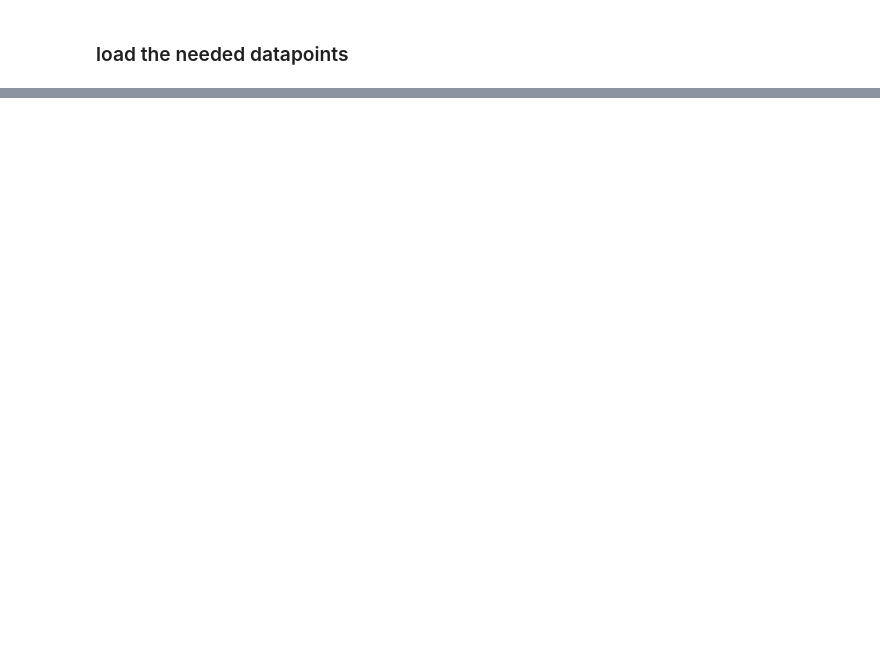
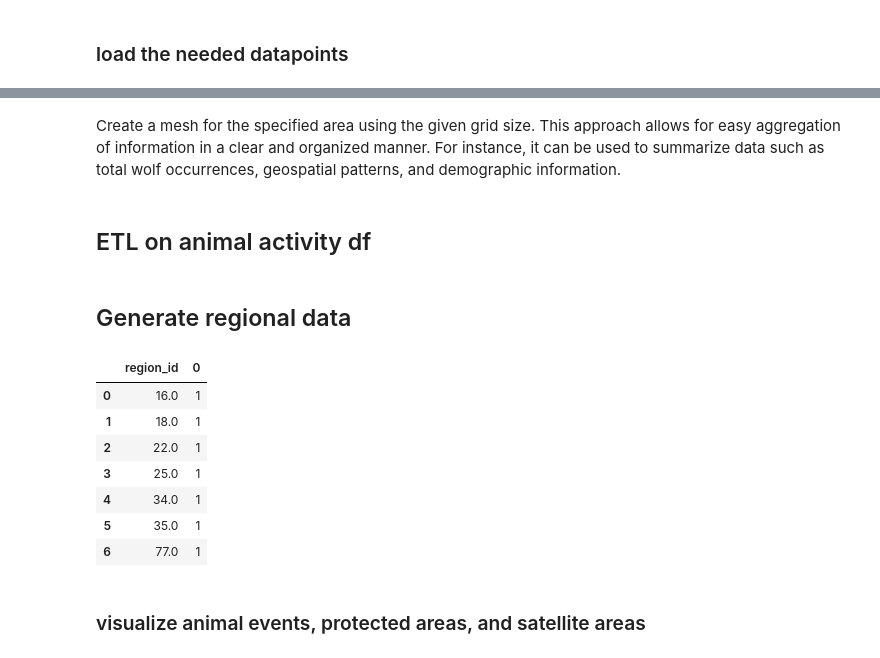
Before and after one commit to minhsueh/data-science-assessment, a Jupyter notebook: ML_Assessment_Notebook.ipynb, the cells around one changed output, grey strips where cells are left out. Saved outputs shown, nothing was run; the diff lists cells and outputs as text; code cells hidden in the pictures; blank space fills up the shorter version.

```diff
--- a/ML_Assessment_Notebook.ipynb
+++ b/ML_Assessment_Notebook.ipynb
@@ -133,0 +238,8 @@ import osgeo.gdal
+# %%
+test_df = pd.read_csv(f"{INPUT_FILE_PATH}animal_events.csv")
+config = {
+    'latitude': 'float64',
+    'longitude': 'float64'
+}
+test_df_1 = formatter(test_df, config)
+test_df_1.info()
@@ -133,0 +599,2 @@ import osgeo.gdal
+# %% [markdown]
+Create a mesh for the specified area using the given grid size. This approach allows for easy aggregation of information in a clear and organized manner. For instance, it can be used to summarize data such as total wolf occurrences, geospatial patterns, and demographic information.
@@ -133,0 +650,51 @@ import osgeo.gdal
+# %% [markdown]
+## ETL on animal activity df
+# %%
+format_config = {
+    'latitude': 'float64',
+    'longitude': 'float64',
+    'animal_id': 'str',
+    'common_name': 'str',
+    'scientific_name': 'str',
+    'redlist_cat': 'category',
+    'megafauna': 'str'
+}
+str_config = {
+    'megafauna': {
+        'no': False,
+        'yes': True
+    },
+}
+time_config = {
+    'timestamp': '%Y-%m-%d %H:%M:%S'
+}
+
+# merge animal_events_df with animal_df as animal_full_df
+animal_full_df = animal_events_df.merge(animal_df, on='animal_id', how='left')
+
+animal_full_df1 = formatter(animal_full_df, format_config)
+animal_full_df2 = str_formatter(animal_full_df1, str_config)
+animal_full_df3 = date_formatter(animal_full_df2, time_config)
+animal_full_df4 = time_extractor(animal_full_df3, 'timestamp')
+animal_full_df5 = geo_formatter(animal_full_df4, 'latitude', 'longitude')
+animal_full_gdf = generating_gdf(animal_full_df5)
+error_checker(animal_full_gdf, {'latitude': (-90, 90), 'longitude': (-180, 180)})
+animal_full_gdf = null_handler(animal_full_gdf, policy='drop')
+# %% [markdown]
+## Generate regional data
+# %%
+mesh_gdf = create_mesh(-111.10, 44.2, -110.10, 44.6, 10)
+animal_full_region_gdf = mapping_to_mesh(animal_full_gdf, mesh_gdf)
+# %%
+animal_full_region_gdf.groupby(['region_id']).size().reset_index()
+# %% [output]
+|  | region_id | 0 |
+| 0 | 16.0 | 1 |
+| 1 | 18.0 | 1 |
+| 2 | 22.0 | 1 |
+| 3 | 25.0 | 1 |
+| 4 | 34.0 | 1 |
+| 5 | 35.0 | 1 |
+| 6 | 77.0 | 1 |
+# %% [markdown]
+### visualize animal events, protected areas, and satellite areas
```
Also changed, not shown: parts of 55 cells of this notebook, 8 other files.
